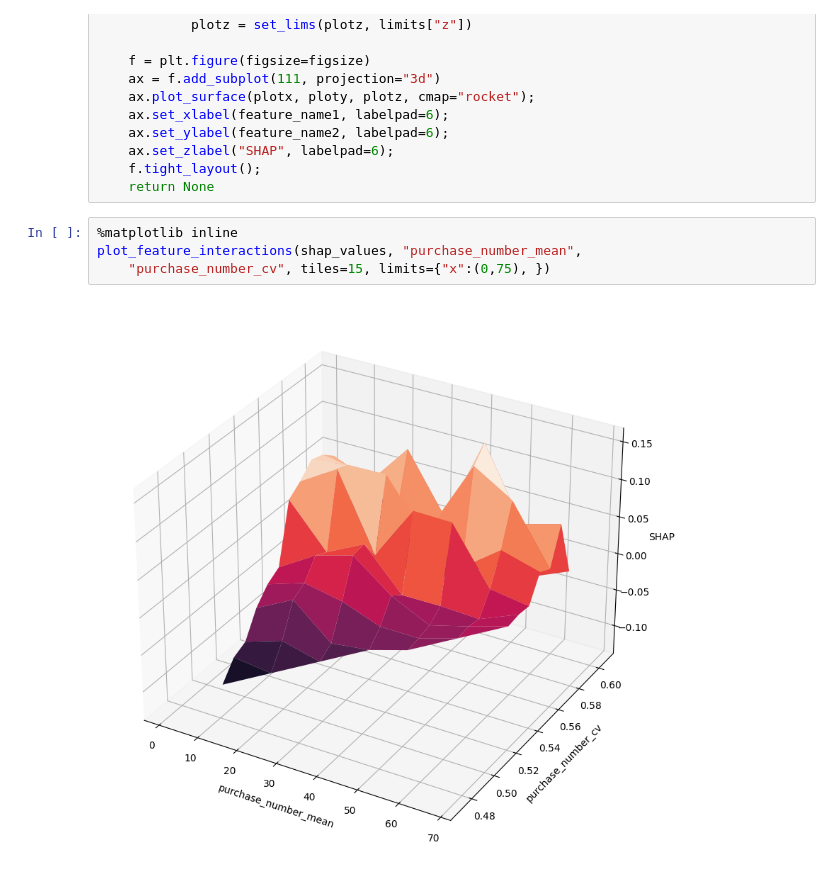
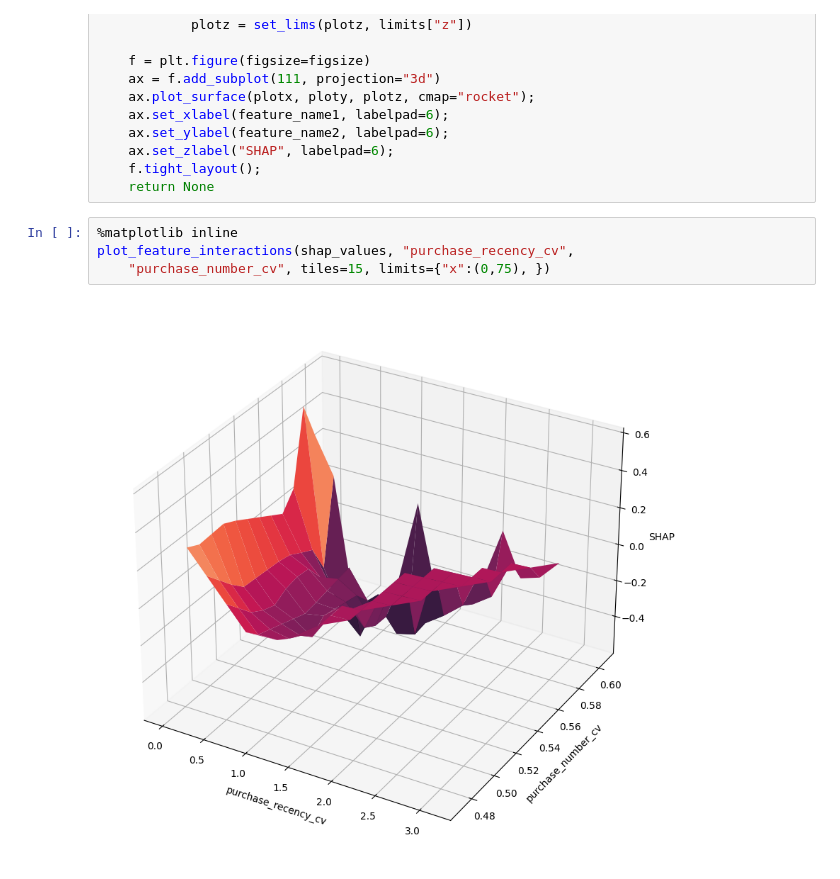
Before and after one commit to fridrichmrtn/churn-modeling, a Jupyter notebook: jupyters/07-model-understanding.ipynb, the cells around one changed output. Cells and saved outputs as stored; diff of their text form.

```diff
--- a/jupyters/07-model-understanding.ipynb
+++ b/jupyters/07-model-understanding.ipynb
@@ -138,10 +138,10 @@ def plot_feature_interactions(shap_values, feature_name1=None, feature_name2=Non
     return None
 # %%
 %matplotlib inline
-plot_feature_interactions(shap_values, "purchase_number_mean",
+plot_feature_interactions(shap_values, "purchase_recency_cv",
     "purchase_number_cv", tiles=15, limits={"x":(0,75), })
 # %% [output]
-[figure, old version]
+[figure, new version]
 # %%
 # ENCLOSE THIS
 %matplotlib inline
```
Also changed, not shown: parts of 11 cells of this notebook, 2 other files.
